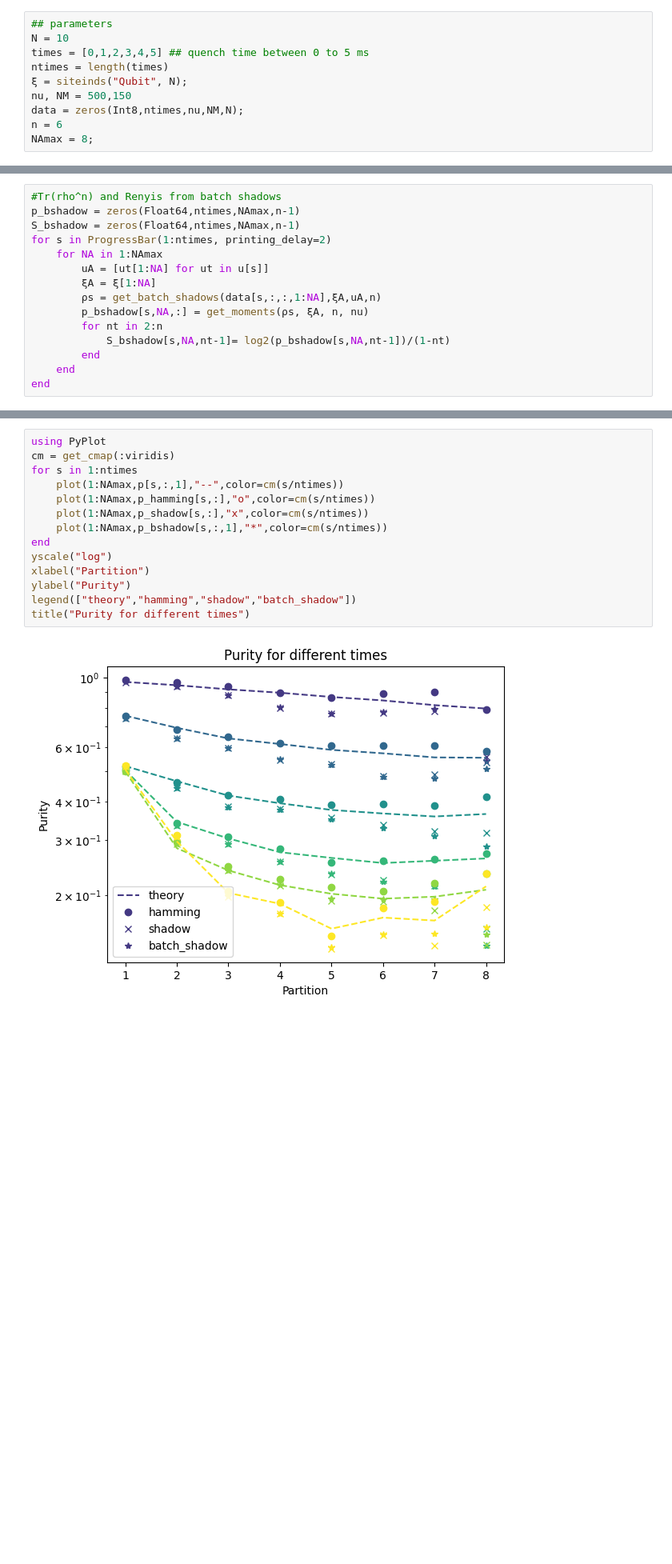
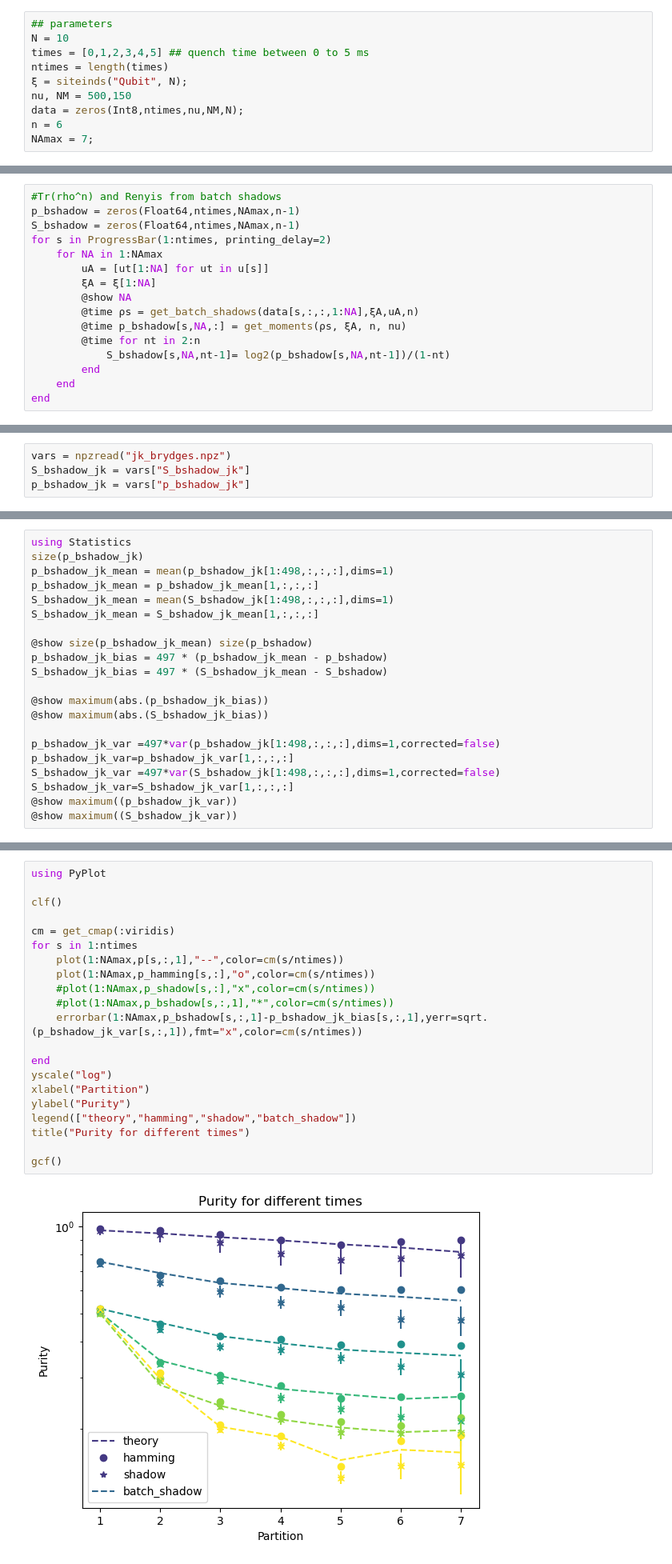
Before and after one commit to bvermersch/RandomMeas.jl, a Jupyter notebook: examples/BrydgesScience2019.ipynb, the cells around one changed output, grey strips where cells are left out. Shown at 80% size. Cells and saved outputs as stored; diff of their text form; blank space fills up the shorter version.

```diff
--- a/examples/BrydgesScience2019.ipynb
+++ b/examples/BrydgesScience2019.ipynb
@@ -15,7 +15,7 @@ ntimes = length(times)
 nu, NM = 500,150
 data = zeros(Int8,ntimes,nu,NM,N);
 n = 6
-NAmax = 8;
+NAmax = 7;
 # %%
 #Load theory state
 ρ = Vector{ITensor}()
@@ -85,9 +85,10 @@ for s in ProgressBar(1:ntimes, printing_delay=2)
     for NA in 1:NAmax
         uA = [ut[1:NA] for ut in u[s]]
         ξA = ξ[1:NA]
-        ρs = get_batch_shadows(data[s,:,:,1:NA],ξA,uA,n)
-        p_bshadow[s,NA,:] = get_moments(ρs, ξA, n, nu)
-        for nt in 2:n
+        @show NA
+        @time ρs = get_batch_shadows(data[s,:,:,1:NA],ξA,uA,n)
+        @time p_bshadow[s,NA,:] = get_moments(ρs, ξA, n, nu)
+        @time for nt in 2:n
             S_bshadow[s,NA,nt-1]= log2(p_bshadow[s,NA,nt-1])/(1-nt)
         end
     end
@@ -94,0 +337,4 @@ end
+# %%
+vars = npzread("jk_brydges.npz")
+S_bshadow_jk = vars["S_bshadow_jk"]
+p_bshadow_jk = vars["p_bshadow_jk"]
@@ -94,0 +359,21 @@ end
+# %%
+using Statistics
+size(p_bshadow_jk)
+p_bshadow_jk_mean = mean(p_bshadow_jk[1:498,:,:,:],dims=1)
+p_bshadow_jk_mean = p_bshadow_jk_mean[1,:,:,:]
+S_bshadow_jk_mean = mean(S_bshadow_jk[1:498,:,:,:],dims=1)
+S_bshadow_jk_mean = S_bshadow_jk_mean[1,:,:,:]
+
+@show size(p_bshadow_jk_mean) size(p_bshadow)
+p_bshadow_jk_bias = 497 * (p_bshadow_jk_mean - p_bshadow)
+S_bshadow_jk_bias = 497 * (S_bshadow_jk_mean - S_bshadow)
+
+@show maximum(abs.(p_bshadow_jk_bias))
+@show maximum(abs.(S_bshadow_jk_bias))
+
+p_bshadow_jk_var =497*var(p_bshadow_jk[1:498,:,:,:],dims=1,corrected=false)
+p_bshadow_jk_var=p_bshadow_jk_var[1,:,:,:]
+S_bshadow_jk_var =497*var(S_bshadow_jk[1:498,:,:,:],dims=1,corrected=false)
+S_bshadow_jk_var=S_bshadow_jk_var[1,:,:,:]
+@show maximum((p_bshadow_jk_var))
+@show maximum((S_bshadow_jk_var))
@@ -95,16 +388,23 @@ end
 # %%
 using PyPlot
+
+clf()
+
 cm = get_cmap(:viridis)
 for s in 1:ntimes
     plot(1:NAmax,p[s,:,1],"--",color=cm(s/ntimes))
     plot(1:NAmax,p_hamming[s,:],"o",color=cm(s/ntimes))
-    plot(1:NAmax,p_shadow[s,:],"x",color=cm(s/ntimes))
-    plot(1:NAmax,p_bshadow[s,:,1],"*",color=cm(s/ntimes))
+    #plot(1:NAmax,p_shadow[s,:],"x",color=cm(s/ntimes))
+    #plot(1:NAmax,p_bshadow[s,:,1],"*",color=cm(s/ntimes))
+    errorbar(1:NAmax,p_bshadow[s,:,1]-p_bshadow_jk_bias[s,:,1],yerr=sqrt.(p_bshadow_jk_var[s,:,1]),fmt="x",color=cm(s/ntimes))
+
 end
 yscale("log")
 xlabel("Partition")
 ylabel("Purity")
 legend(["theory","hamming","shadow","batch_shadow"])
 title("Purity for different times")
+
+gcf()
 # %% [output]
-[figure, old version]
+[figure, new version]
```
Also changed, not shown: parts of 9 cells of this notebook, 4 other files.
